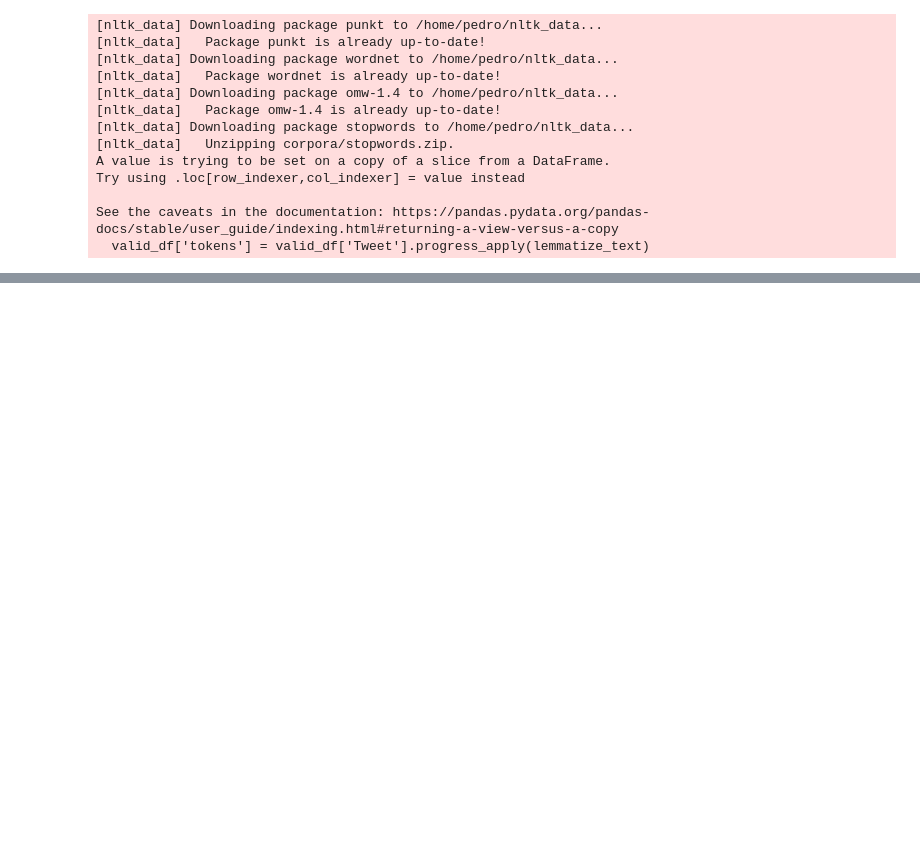
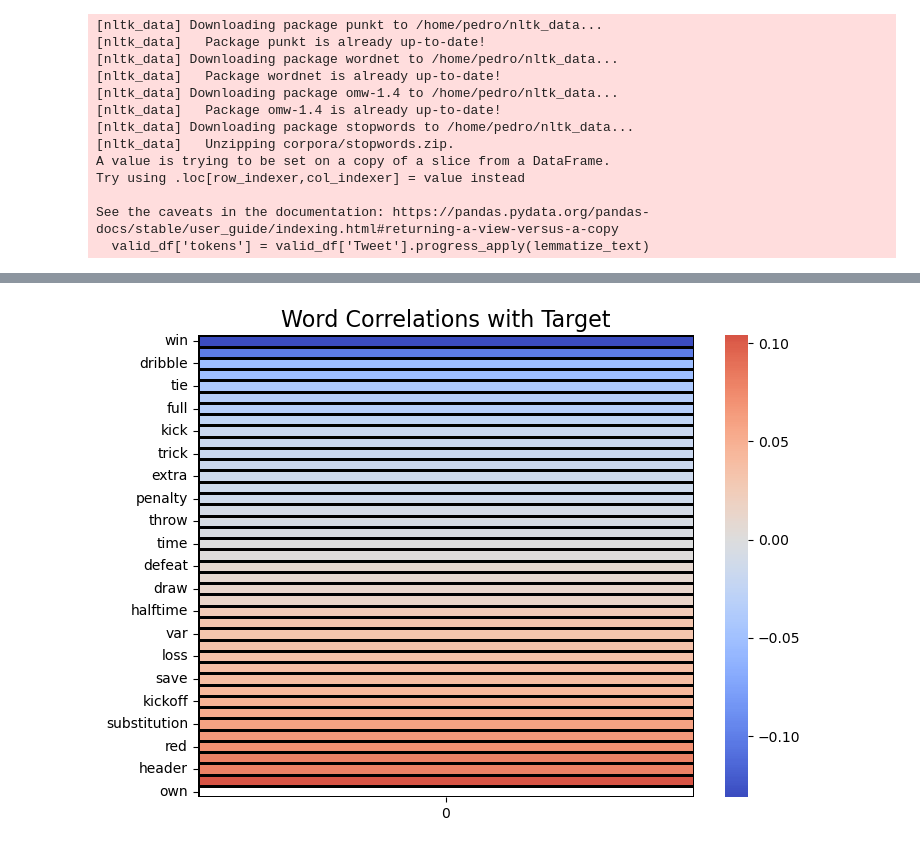
Before and after one commit to peulsilva/sub-event-detection, a Jupyter notebook: notebooks/bag_of_words/01-bag_of_words.ipynb, the cells around one changed output, grey strips where cells are left out. Cells and saved outputs as stored; diff of their text form; code cells hidden in the pictures; blank space fills up the shorter version.

Commit message:
add graphs

```diff
--- a/notebooks/bag_of_words/01-bag_of_words.ipynb
+++ b/notebooks/bag_of_words/01-bag_of_words.ipynb
@@ -166,8 +166,8 @@ for clf in classifiers:
 
         custom_vocab = {word: i for i, word in enumerate(forced_words)}
 
-        vectorizer = TfidfVectorizer(max_features=200)
-        # vectorizer = TfidfVectorizer(vocabulary=custom_vocab)
+        # vectorizer = TfidfVectorizer(max_features=200)
+        vectorizer = TfidfVectorizer(vocabulary=custom_vocab)
         vectorizer.fit_transform(train_df['tokens'])
         y_train = train_df['EventType']
 
@@ -205,0 +206,22 @@ for clf in classifiers:
+# %%
+corr_words = pd.DataFrame(X_train.todense(), index = y_train.index, columns=custom_vocab)\
+    .corrwith(y_train)\
+    .sort_values()
+# %%
+corr_words = pd.DataFrame(corr_words)
+# %%
+
+plt.figure(figsize=(8, 6))
+sns.heatmap(
+    corr_words,
+    # annot=True,          # Annotate with correlation values
+    cmap='coolwarm',     # Colormap for positive/negative values
+    center=0,            # Center the colormap at 0
+    linewidths=1,        # Add lines between cells
+    linecolor='black'    # Line color
+)
+
+plt.title('Word Correlations with Target', fontsize=16)
+plt.show()
+# %% [output]
+[figure, added]
```
Also changed, not shown: parts of 1 cell of this notebook, 1 other file.
